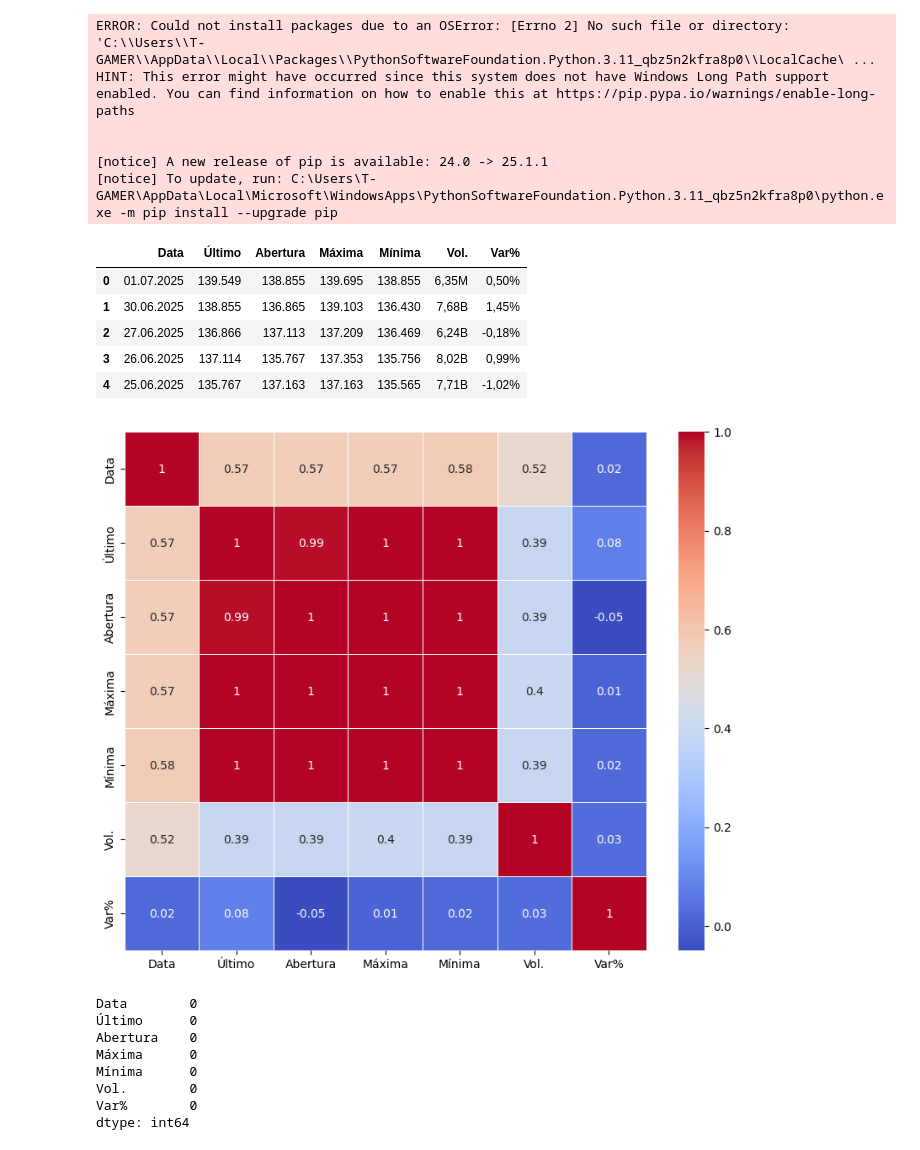
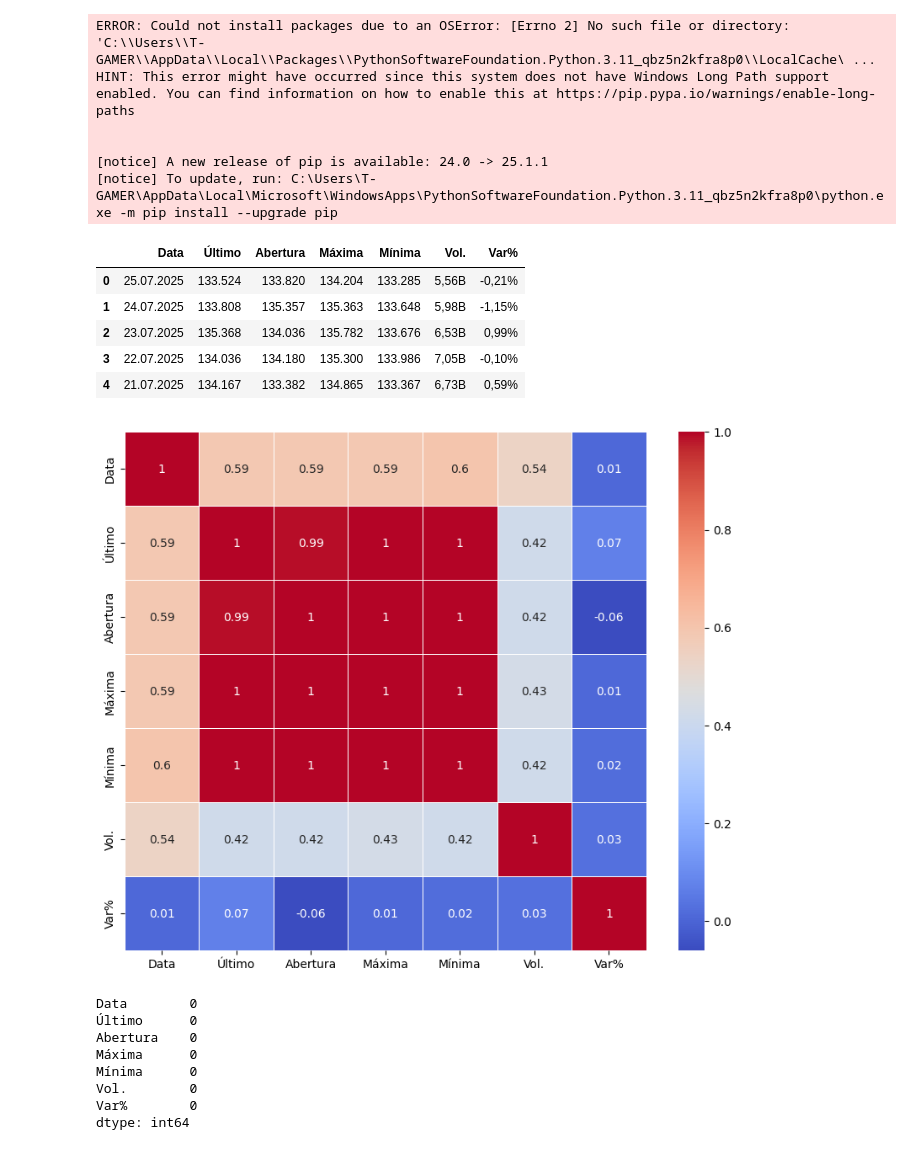
Before and after one commit to Mathzera06/challenge_2, a Jupyter notebook: Notebook_Tech_Challenge2.ipynb, the cells around one changed output. Cells and saved outputs as stored; diff of their text form; code cells hidden in the pictures.

```diff
--- a/Notebook_Tech_Challenge2.ipynb
+++ b/Notebook_Tech_Challenge2.ipynb
@@ -34,16 +34,16 @@ HINT: This error might have occurred since this system does not have Windows Lon
 # %%
 import pandas as pd
 
-df_ibovespa = pd.read_csv(r"C:\Users\T-GAMER\Documents\Estudos_Matheus_2025\dados_pos\Notebook - Dados Históricos - Ibovespa.csv")
+df_ibovespa = pd.read_csv(r"C:\Users\T-GAMER\Documents\Estudos_Matheus_2025\dados_pos\Dados Históricos - Ibovespa (4).csv")
 
 df_ibovespa.head()
 # %% [output]
 |  | Data | Último | Abertura | Máxima | Mínima | Vol. | Var% |
-| 0 | 01.07.2025 | 139.549 | 138.855 | 139.695 | 138.855 | 6,35M | 0,50% |
-| 1 | 30.06.2025 | 138.855 | 136.865 | 139.103 | 136.430 | 7,68B | 1,45% |
-| 2 | 27.06.2025 | 136.866 | 137.113 | 137.209 | 136.469 | 6,24B | -0,18% |
-| 3 | 26.06.2025 | 137.114 | 135.767 | 137.353 | 135.756 | 8,02B | 0,99% |
-| 4 | 25.06.2025 | 135.767 | 137.163 | 137.163 | 135.565 | 7,71B | -1,02% |
+| 0 | 25.07.2025 | 133.524 | 133.820 | 134.204 | 133.285 | 5,56B | -0,21% |
+| 1 | 24.07.2025 | 133.808 | 135.357 | 135.363 | 133.648 | 5,98B | -1,15% |
+| 2 | 23.07.2025 | 135.368 | 134.036 | 135.782 | 133.676 | 6,53B | 0,99% |
+| 3 | 22.07.2025 | 134.036 | 134.180 | 135.300 | 133.986 | 7,05B | -0,10% |
+| 4 | 21.07.2025 | 134.167 | 133.382 | 134.865 | 133.367 | 6,73B | 0,59% |
 # %%
 df_ibovespa['Data'] = pd.to_datetime(
     df_ibovespa['Data'],
@@ -66,7 +66,7 @@ sns.heatmap(correlation_metrics, annot=True,linewidths= .5, ax=ax, cmap="coolwar
 
 plt.show()
 # %% [output]
-[figure, old version]
+[figure, new version]
 # %%
 df_ibovespa.isnull().sum()
 # %% [output]
```
Also changed, not shown: parts of 10 cells of this notebook.
